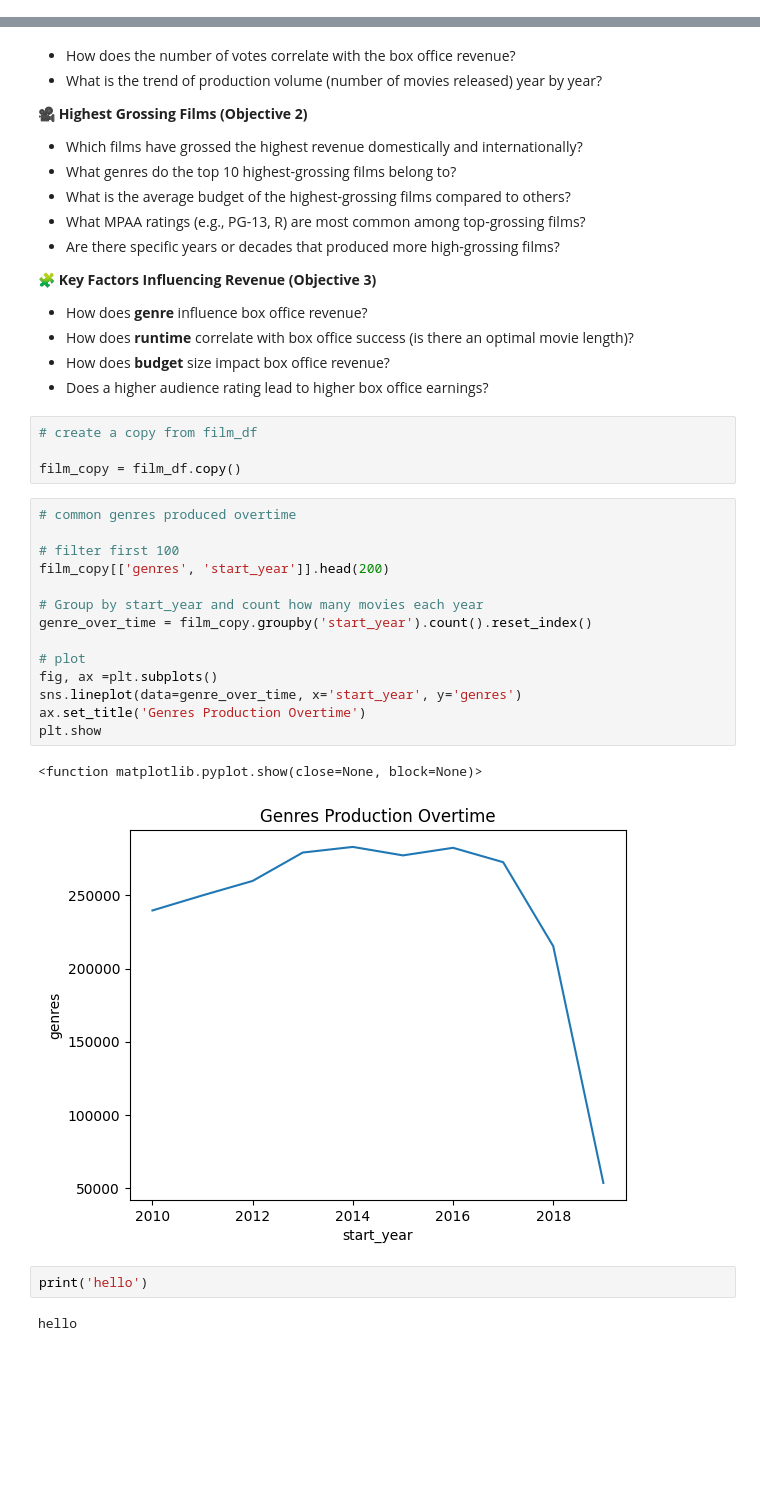
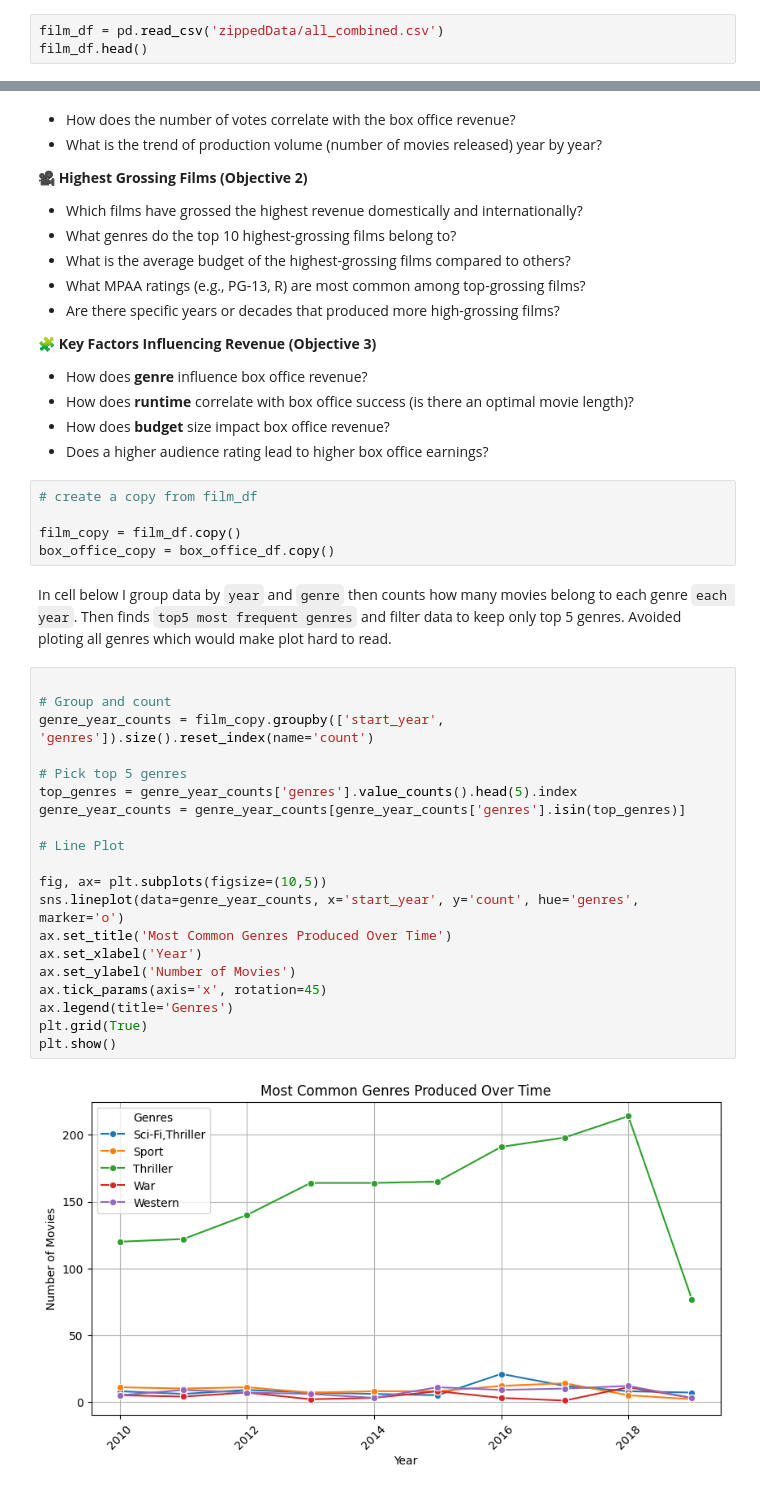
Before and after one commit to KarimzKarimz/Group4-Phase2-Project, a Jupyter notebook: ronny.ipynb, the cells around one changed output, grey strips where cells are left out. Cells and saved outputs as stored; diff of their text form; blank space fills up the shorter version.

Commit message:
analysied mosted common produced genres overtime

```diff
--- a/ronny.ipynb
+++ b/ronny.ipynb
@@ -305,0 +372,3 @@ movie_budget_df.head()
+# %%
+film_df = pd.read_csv('zippedData/all_combined.csv')
+film_df.head()
@@ -338,24 +415,28 @@ movie_budget_df.head()
 # create a copy from film_df
 
 film_copy = film_df.copy()
+box_office_copy = box_office_df.copy()
-# %%
-# common genres produced overtime
-
-# filter first 100
-film_copy[['genres', 'start_year']].head(200)
-
-# Group by start_year and count how many movies each year
-genre_over_time = film_copy.groupby('start_year').count().reset_index()
-
-# plot
-fig, ax =plt.subplots()
-sns.lineplot(data=genre_over_time, x='start_year', y='genres')
-ax.set_title('Genres Production Overtime')
-plt.show
-# %% [output]
-<function matplotlib.pyplot.show(close=None, block=None)>
-[figure, removed]
-# %%
-print('hello')
-# %% [output]
-hello
+# %% [markdown]
+In cell below I group data by `year` and `genre` then counts how many movies belong to each genre `each year`. Then finds `top5 most frequent genres` and filter data to keep only top 5 genres. Avoided ploting all genres which would make plot hard to read.
+# %%
+
+# Group and count
+genre_year_counts = film_copy.groupby(['start_year', 'genres']).size().reset_index(name='count')
+
+# Pick top 5 genres
+top_genres = genre_year_counts['genres'].value_counts().head(5).index
+genre_year_counts = genre_year_counts[genre_year_counts['genres'].isin(top_genres)]
+
+# Line Plot
+
+fig, ax= plt.subplots(figsize=(10,5))
+sns.lineplot(data=genre_year_counts, x='start_year', y='count', hue='genres', marker='o')
+ax.set_title('Most Common Genres Produced Over Time')
+ax.set_xlabel('Year')
+ax.set_ylabel('Number of Movies')
+ax.tick_params(axis='x', rotation=45)
+ax.legend(title='Genres')
+plt.grid(True)
+plt.show()
+# %% [output]
+[figure, added]
```
Also changed, not shown: parts of 21 cells of this notebook.
